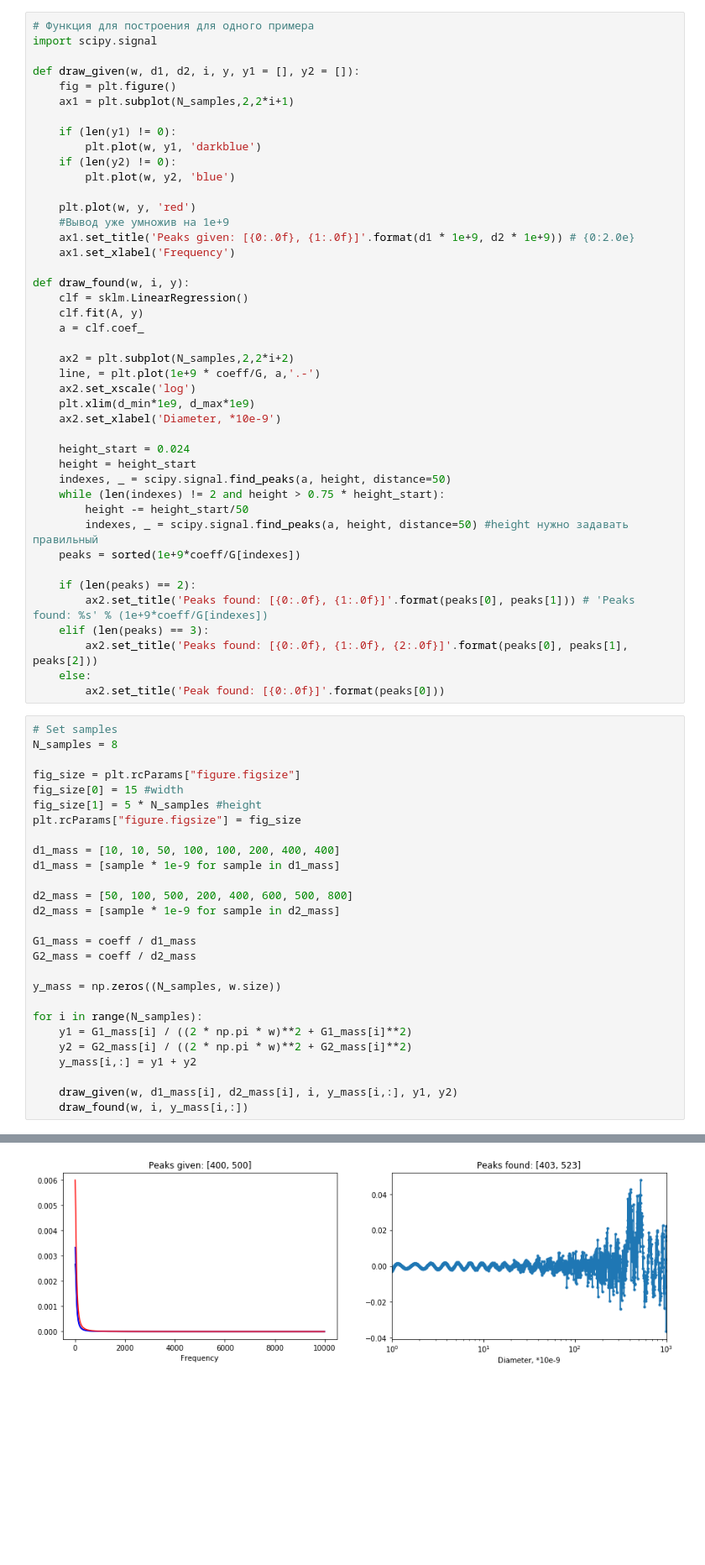
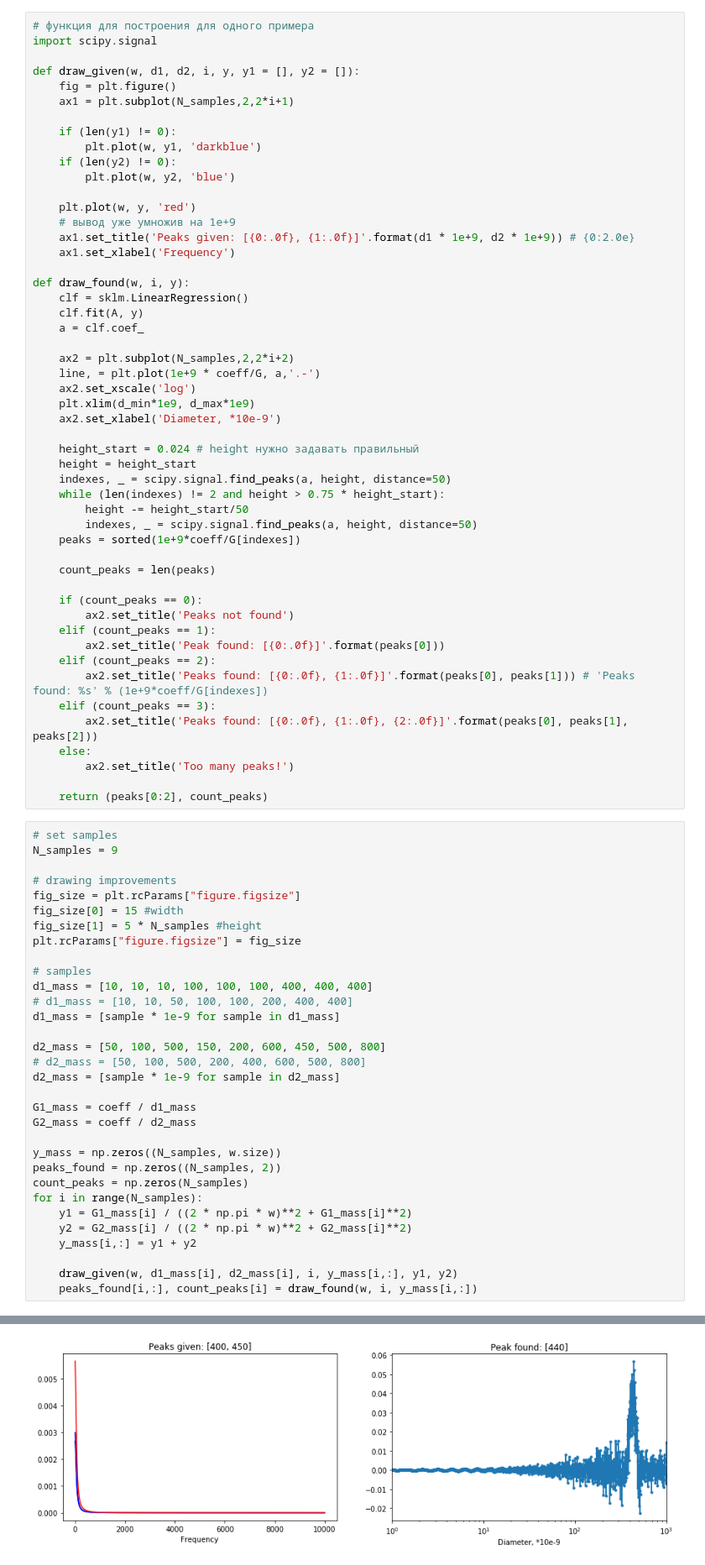
Before and after one commit to mikhan333/DLS_analysis, a Jupyter notebook: 1.LinearRegression/LinearRegression.ipynb, the cells around one changed output, grey strips where cells are left out. Shown at 84% size. Saved outputs shown, nothing was run; the diff lists cells and outputs as text; blank space fills up the shorter version.

```diff
--- a/1.LinearRegression/LinearRegression.ipynb
+++ b/1.LinearRegression/LinearRegression.ipynb
@@ -63,7 +63,7 @@ for i in range(M):
     for j in range(N):
         A[i,j] = G[j] / ((2 * np.pi * w[i])**2 + G[j]**2)
 # %%
-# Функция для построения для одного примера
+# функция для построения для одного примера
 import scipy.signal
 
 def draw_given(w, d1, d2, i, y, y1 = [], y2 = []):
@@ -76,7 +76,7 @@ def draw_given(w, d1, d2, i, y, y1 = [], y2 = []):
         plt.plot(w, y2, 'blue')
 
     plt.plot(w, y, 'red')
-    #Вывод уже умножив на 1e+9
+    # вывод уже умножив на 1e+9
     ax1.set_title('Peaks given: [{0:.0f}, {1:.0f}]'.format(d1 * 1e+9, d2 * 1e+9)) # {0:2.0e}
     ax1.set_xlabel('Frequency')
 
@@ -91,45 +91,58 @@ def draw_found(w, i, y):
     plt.xlim(d_min*1e9, d_max*1e9)
     ax2.set_xlabel('Diameter, *10e-9')
 
-    height_start = 0.024
+    height_start = 0.024 # height нужно задавать правильный
     height = height_start
     indexes, _ = scipy.signal.find_peaks(a, height, distance=50)
     while (len(indexes) != 2 and height > 0.75 * height_start):
         height -= height_start/50
-        indexes, _ = scipy.signal.find_peaks(a, height, distance=50) #height нужно задавать правильный
+        indexes, _ = scipy.signal.find_peaks(a, height, distance=50)
     peaks = sorted(1e+9*coeff/G[indexes])
 
-    if (len(peaks) == 2):
+    count_peaks = len(peaks)
+
+    if (count_peaks == 0):
+        ax2.set_title('Peaks not found')
+    elif (count_peaks == 1):
+        ax2.set_title('Peak found: [{0:.0f}]'.format(peaks[0]))
+    elif (count_peaks == 2):
         ax2.set_title('Peaks found: [{0:.0f}, {1:.0f}]'.format(peaks[0], peaks[1])) # 'Peaks found: %s' % (1e+9*coeff/G[indexes])
-    elif (len(peaks) == 3):
+    elif (count_peaks == 3):
         ax2.set_title('Peaks found: [{0:.0f}, {1:.0f}, {2:.0f}]'.format(peaks[0], peaks[1], peaks[2]))
     else:
-        ax2.set_title('Peak found: [{0:.0f}]'.format(peaks[0]))
+        ax2.set_title('Too many peaks!')
+
+    return (peaks[0:2], count_peaks)
 # %%
-# Set samples
-N_samples = 8
+# set samples
+N_samples = 9
 
+# drawing improvements
 fig_size = plt.rcParams["figure.figsize"]
 fig_size[0] = 15 #width
 fig_size[1] = 5 * N_samples #height
 plt.rcParams["figure.figsize"] = fig_size
 
-d1_mass = [10, 10, 50, 100, 100, 200, 400, 400]
+# samples
+d1_mass = [10, 10, 10, 100, 100, 100, 400, 400, 400]
+# d1_mass = [10, 10, 50, 100, 100, 200, 400, 400]
 d1_mass = [sample * 1e-9 for sample in d1_mass]
 
-d2_mass = [50, 100, 500, 200, 400, 600, 500, 800]
+d2_mass = [50, 100, 500, 150, 200, 600, 450, 500, 800]
+# d2_mass = [50, 100, 500, 200, 400, 600, 500, 800]
 d2_mass = [sample * 1e-9 for sample in d2_mass]
 
 G1_mass = coeff / d1_mass
 G2_mass = coeff / d2_mass
 
 y_mass = np.zeros((N_samples, w.size))
-
+peaks_found = np.zeros((N_samples, 2))
+count_peaks = np.zeros(N_samples)
 for i in range(N_samples):
     y1 = G1_mass[i] / ((2 * np.pi * w)**2 + G1_mass[i]**2)
     y2 = G2_mass[i] / ((2 * np.pi * w)**2 + G2_mass[i]**2)
     y_mass[i,:] = y1 + y2
 
     draw_given(w, d1_mass[i], d2_mass[i], i, y_mass[i,:], y1, y2)
-    draw_found(w, i, y_mass[i,:])
+    peaks_found[i,:], count_peaks[i] = draw_found(w, i, y_mass[i,:])
 # %% [output]
@@ -142 +155 @@ for i in range(N_samples):
-[figure, old version]
+[figure, new version]
```
Also changed, not shown: parts of 8 cells of this notebook, 12 other files.
